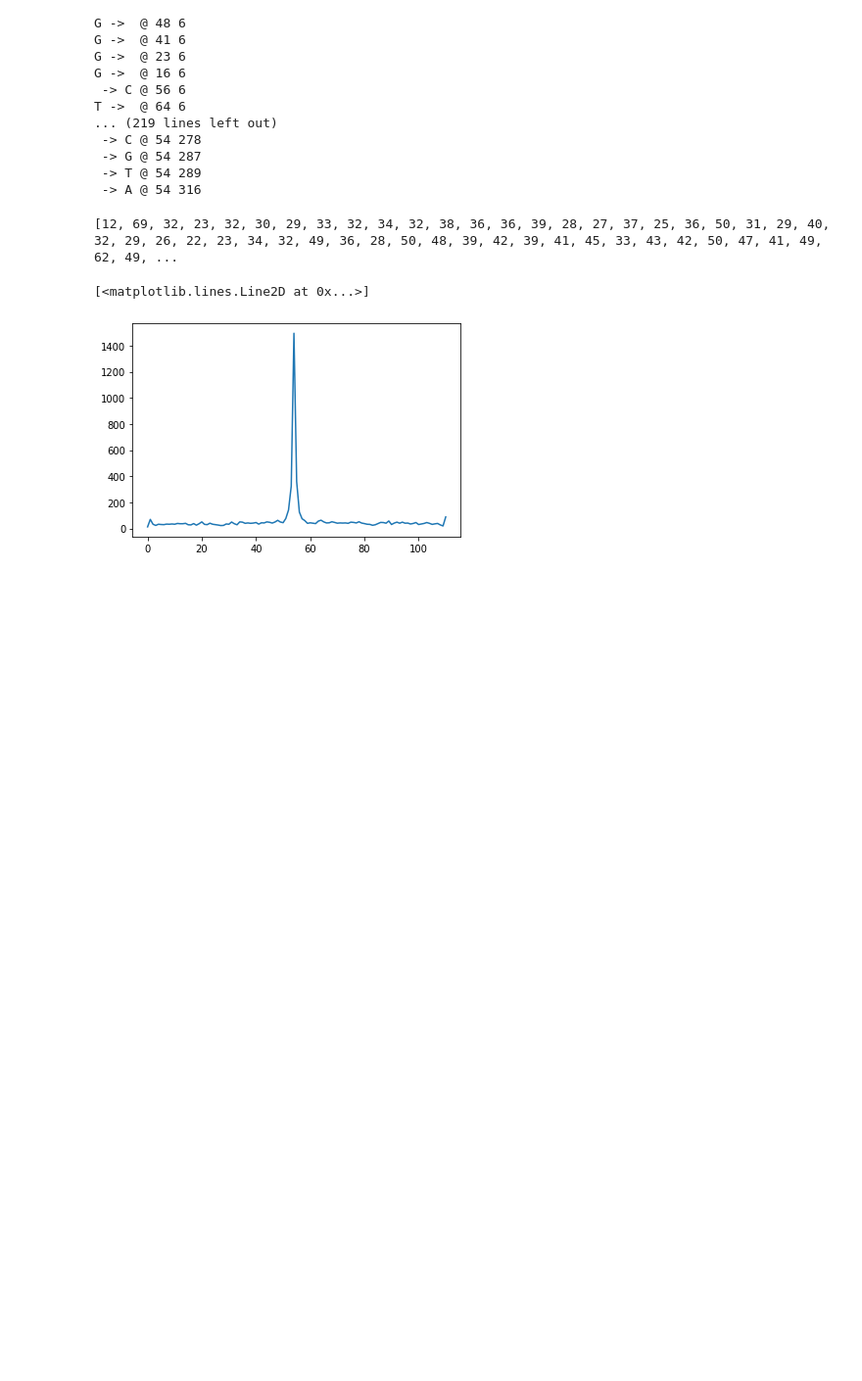
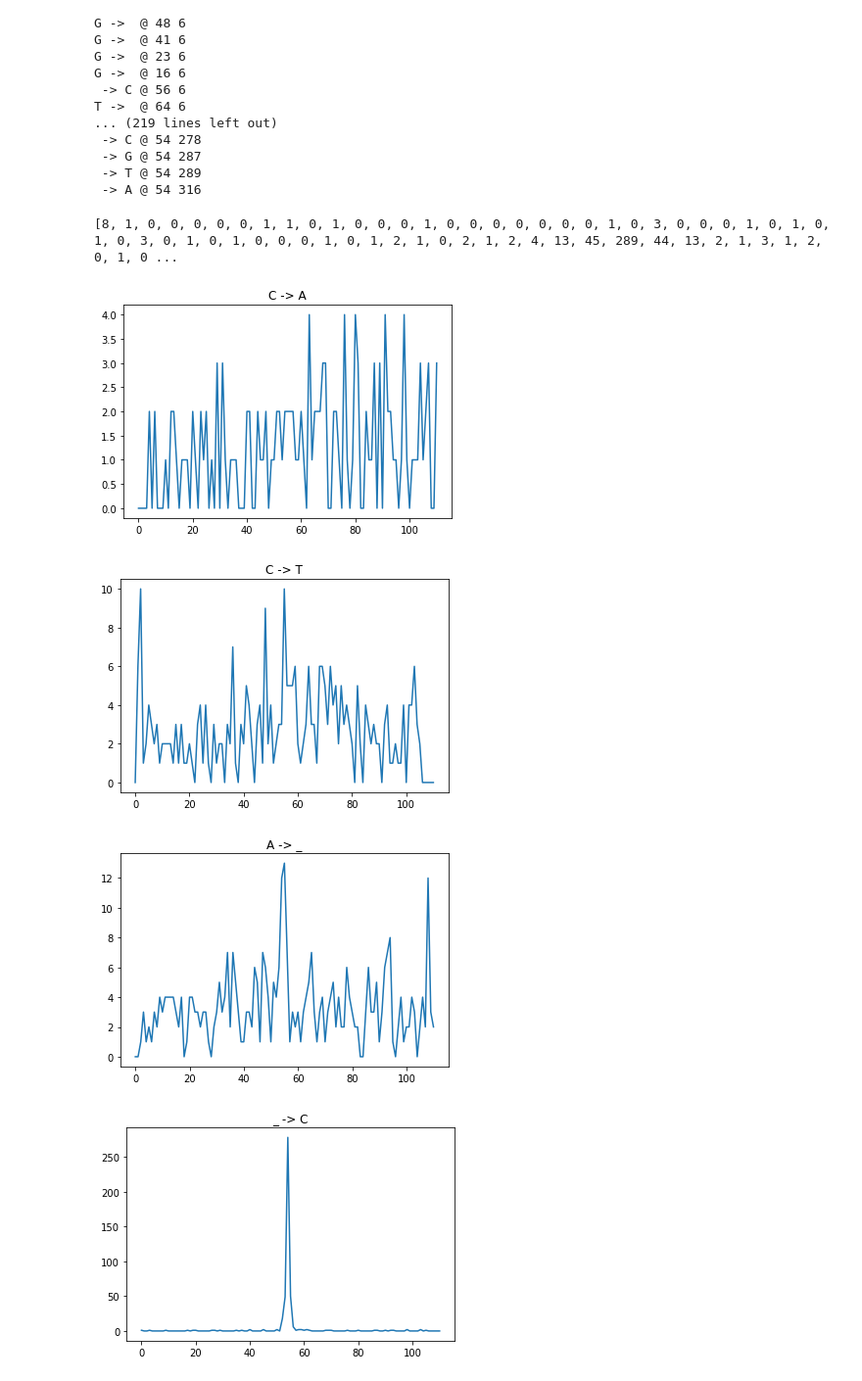
Before and after one commit to mkeoliya/dna_storage_simulator, a Jupyter notebook: Jupyter/bma.ipynb, the cells around one changed output. Shown at 98% size. Saved outputs shown, nothing was run; the diff lists cells and outputs as text; code cells hidden in the pictures; blank space fills up the shorter version.

```diff
--- a/Jupyter/bma.ipynb
+++ b/Jupyter/bma.ipynb
@@ -57,3 +63,12 @@ for i in tqdm(range(len(ref_strands))):
         print_diff(ref_strands[i], noisy_strands[i])
 # %%
 import numpy as np
+# %%
+subs_no_pos, counts_no_pos = np.unique(pairs_no_pos, return_counts=True, axis=0)
+sorting = np.argsort(counts_no_pos)
+subs_no_pos = subs_no_pos[sorting]
+counts_no_pos = counts_no_pos[sorting]
+# %%
+for sub, count in zip(subs_no_pos, counts_no_pos):
+    if count > 5:
+        print("{} -> {}".format(sub[0], sub[1]), count)
@@ -88,7 +121,7 @@ T ->  @ 64 6
 def get_key(char1, char2):
     char1 = char1 if char1 != '' else '_'
     char2 = char2 if char2 != '' else '_'
-    return char1 + char2
+    return char1 + ' -> ' + char2
 
 strand_len = 110
 pos_map = {}
@@ -99,15 +132,21 @@ for sub, count in zip(subs, counts):
         pos_map[key] = [0] * (strand_len + 1)
     pos_map[key][int(sub[2])] += count
 
-print(pos_map['_T'])
+print(pos_map['_ -> T'])
 # %% [output]
-[12, 69, 32, 23, 32, 30, 29, 33, 32, 34, 32, 38, 36, 36, 39, 28, 27, 37, 25, 36, 50, 31, 29, 40, 32, 29, 26, 22, 23, 34, 32, 49, 36, 28, 50, 48, 39, 42, 39, 41, 45, 33, 43, 42, 50, 47, 41, 49, 62, 49, ...
+[8, 1, 0, 0, 0, 0, 0, 1, 1, 0, 1, 0, 0, 0, 1, 0, 0, 0, 0, 0, 0, 0, 1, 0, 3, 0, 0, 0, 1, 0, 1, 0, 1, 0, 3, 0, 1, 0, 1, 0, 0, 0, 1, 0, 1, 2, 1, 0, 2, 1, 2, 4, 13, 45, 289, 44, 13, 2, 1, 3, 1, 2, 0, 1, 0 ...
 # %%
 import matplotlib.pyplot as plt
+# %%
+sub_keys = [get_key(sub[0], sub[1]) for sub in subs_no_pos]
+max_10_keys = sub_keys[-10:]
 # %%
-keys = ['G_', '_T', 'C_', '_G', '_A', '_TC']
-for key in keys:
+for key in reversed(max_10_keys):
+    plt.figure(key)
+    plt.title(key)
     plt.plot(range(strand_len + 1), pos_map[key])
 # %% [output]
-[<matplotlib.lines.Line2D at 0x...>]
-[figure, old version]
+[figure, new version]
+[figure, added]
+[figure, added]
+[figure, added]
```
Also changed, not shown: parts of 4 cells of this notebook, 3 other files.
